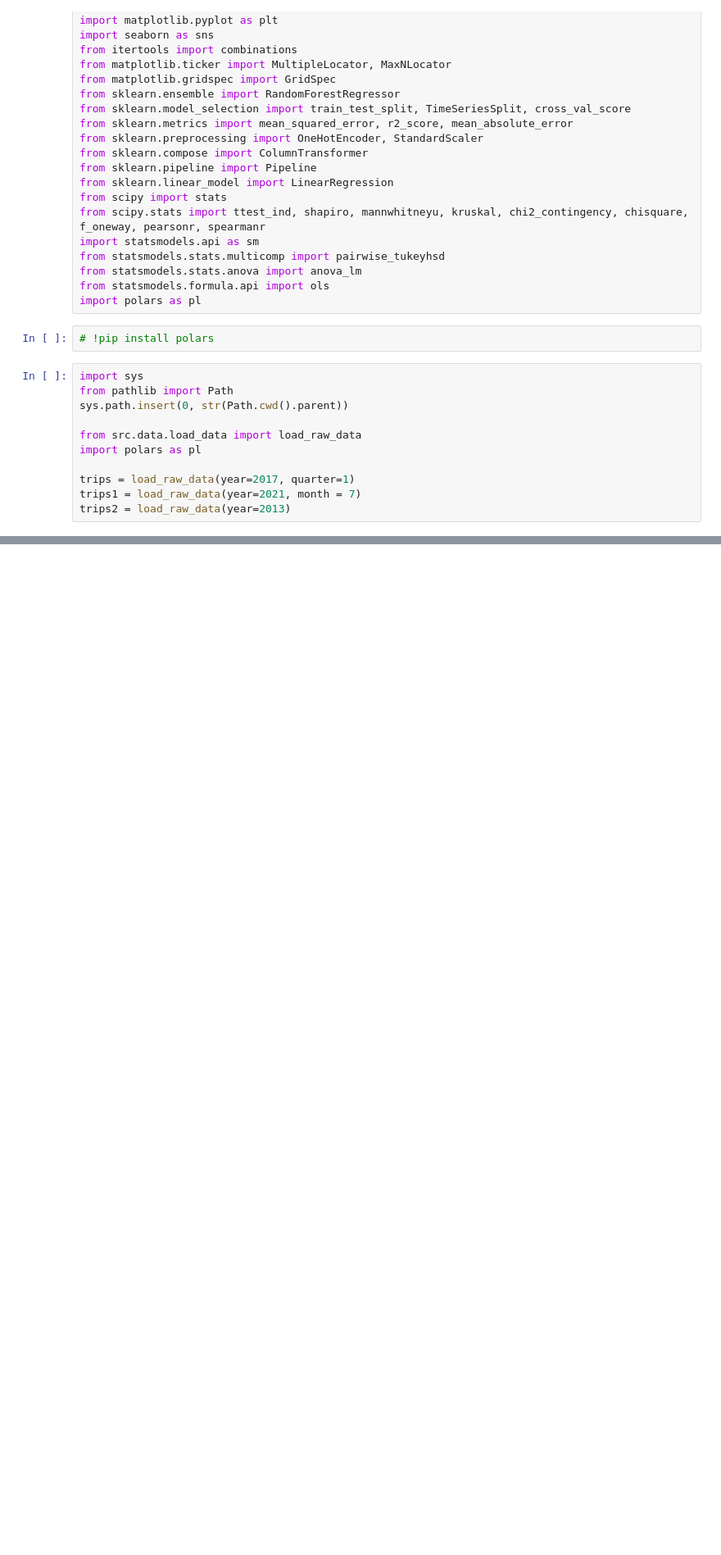
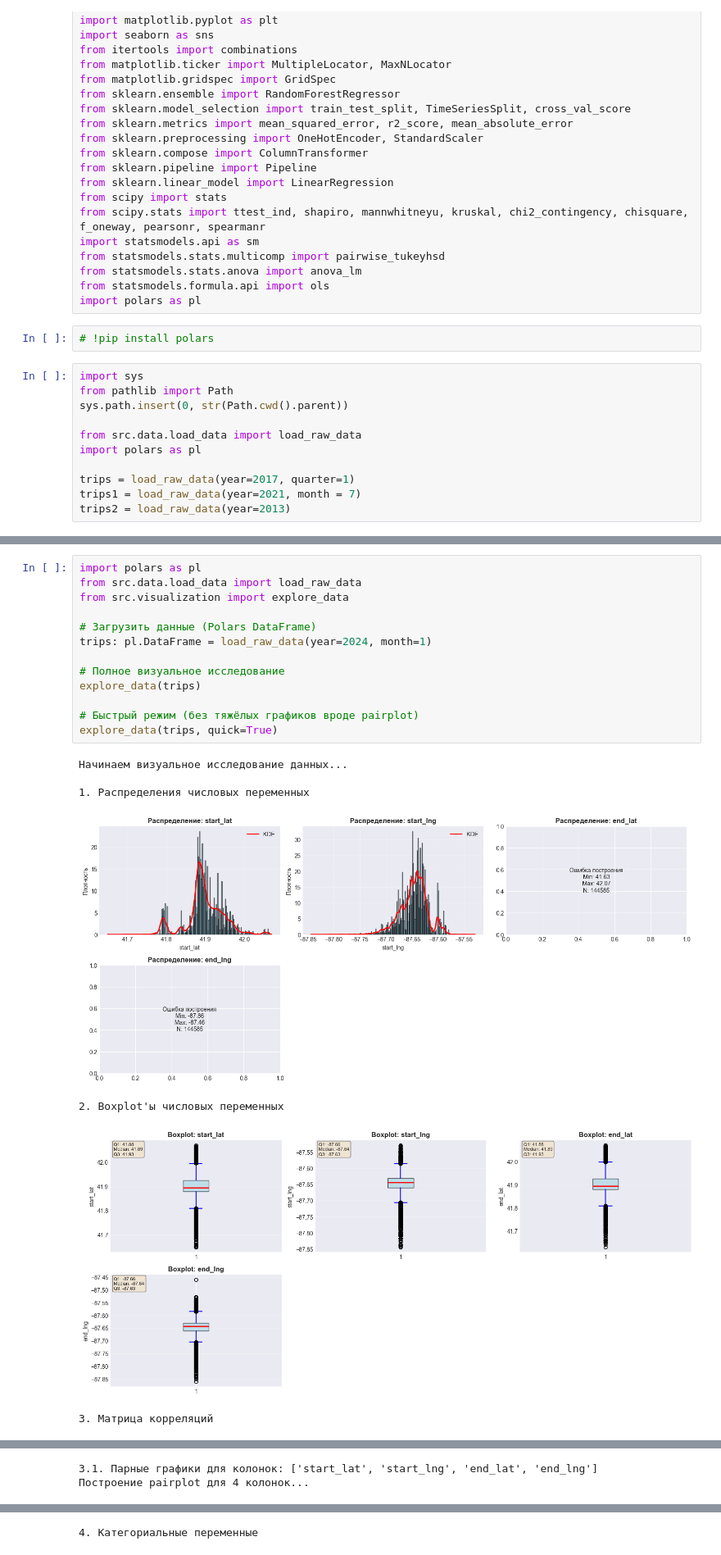
Before and after one commit to VsevolodCod/divvy-bikes-analysis, a Jupyter notebook: notebooks/test.ipynb, the cells around one changed output, grey strips where cells are left out. Shown at 82% size. Saved outputs shown, nothing was run; the diff lists cells and outputs as text; blank space fills up the shorter version.

```diff
--- a/notebooks/test.ipynb
+++ b/notebooks/test.ipynb
@@ -91,0 +146,21 @@ check_data(trips2)
+# %%
+import polars as pl
+from src.data.load_data import load_raw_data
+from src.visualization import explore_data
+
+# Загрузить данные (Polars DataFrame)
+trips: pl.DataFrame = load_raw_data(year=2024, month=1)
+
+# Полное визуальное исследование
+explore_data(trips)
+
+# Быстрый режим (без тяжёлых графиков вроде pairplot)
+explore_data(trips, quick=True)
+# %% [output]
+Начинаем визуальное исследование данных...
+
+1. Распределения числовых переменных
+[figure, added]
+2. Boxplot'ы числовых переменных
+[figure, added]
+3. Матрица корреляций
@@ -91,0 +168,2 @@ check_data(trips2)
+3.1. Парные графики для колонок: ['start_lat', 'start_lng', 'end_lat', 'end_lng']
+Построение pairplot для 4 колонок...
@@ -91,0 +171 @@ check_data(trips2)
+4. Категориальные переменные
```
Also changed, not shown: parts of 9 cells of this notebook, 4 other files.
